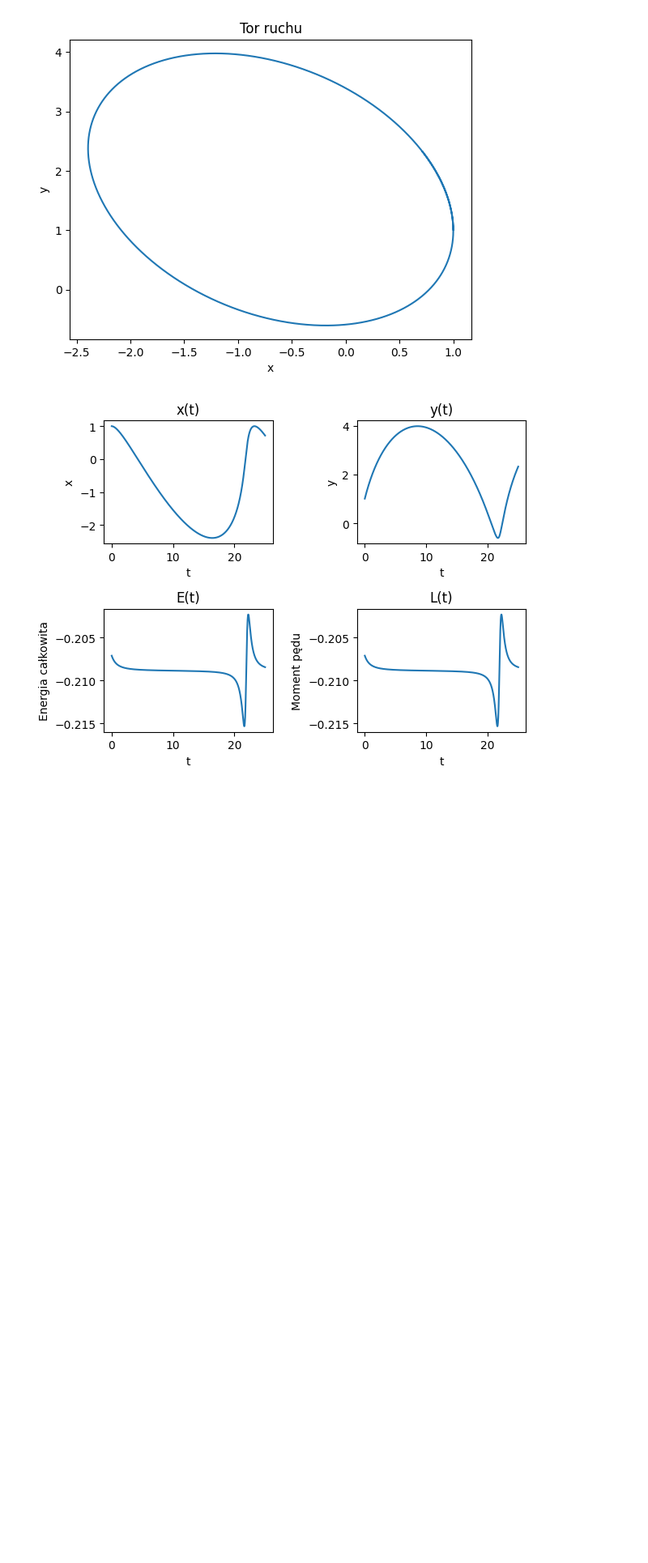
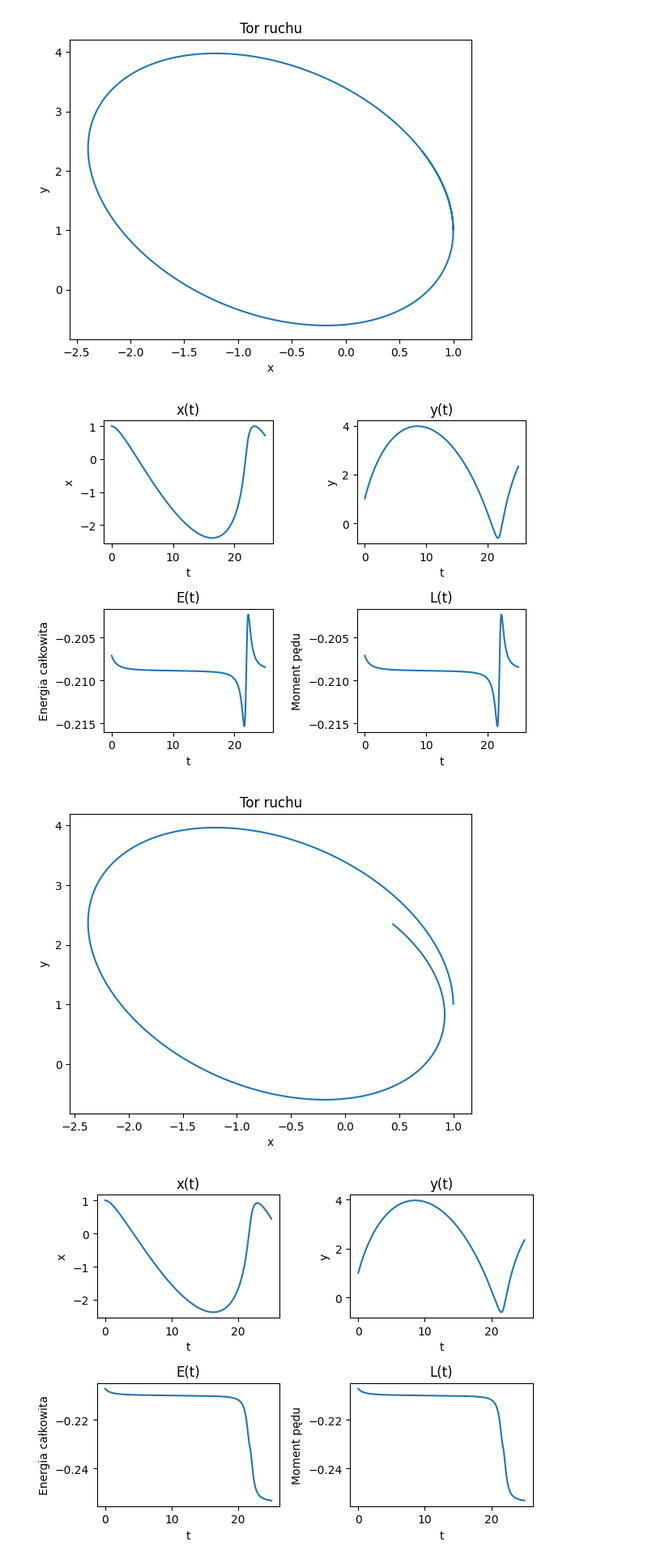
Before and after one commit to EfJot314/MetodyObliczeniowe, a Jupyter notebook: lab9/zad3.ipynb, the cells around one changed output. Shown at 81% size. Cells and saved outputs as stored; diff of their text form; code cells hidden in the pictures; blank space fills up the shorter version.

```diff
--- a/lab9/zad3.ipynb
+++ b/lab9/zad3.ipynb
@@ -209,0 +212,62 @@ showPlots(T,X,Y,E,L)
+# %%
+#METODA RUNGEGO-KUTTY CZWARTEGO RZĘDU (RK4)
+
+#zmienne uzytkowe
+e = 0
+t = 0
+dt = 0.01
+
+#zmienne do wykresow
+T = []
+X = []
+Y = []
+E = []
+L = []
+
+#warunki poczatkowe
+GM = 1
+x = 1-e
+vx = 0
+y = 1
+vy = ((1+e) / (1-e)) ** 0.5
+
+
+while(t < 25):
+    #zmienne pomocnicze
+    t += dt
+    R = (x*x + y*y) ** 0.5
+
+    xk = x
+    yk = y
+
+
+    #wyznaczanie kolejnych wartosci
+    k1 = vx - dt * GM * R ** (-3) * x
+    k2 = vx - 0.5 * dt * GM * R ** (-3) * (3*x + dt*k1)
+    k3 = vx - 0.5 * dt * GM * R ** (-3) * (3*x + dt*k2)
+    k4 = vx - dt * GM * R ** (-3) * (2*x + dt*k3)
+
+    x = x + dt * (k1 + 2*k2 + 2*k3 + k4) / 6
+    vx = vx - dt * GM * xk * R ** (-3)
+
+    k1 = vy - dt * GM * R ** (-3) * y
+    k2 = vy - 0.5 * dt * GM * R ** (-3) * (3*y + dt*k1)
+    k3 = vy - 0.5 * dt * GM * R ** (-3) * (3*y + dt*k2)
+    k4 = vy - dt * GM * R ** (-3) * (2*y + dt*k3)
+
+    y = y + dt * (k1 + 2*k2 + 2*k3 + k4) / 6
+    vy = vy - dt * GM * yk * R ** (-3)
+
+    #dane do wykresow
+    T.append(t)
+    X.append(x)
+    Y.append(y)
+    E.append(Ec(x,y,vx,vy))
+    L.append(Lc(x,y,vx,vy))
+
+
+#rysowanie wykresow
+showPlots(T,X,Y,E,L)
+# %% [output]
+[figure, added]
+[figure, added]
```
Also changed, not shown: parts of 3 cells of this notebook, 11 other files.
